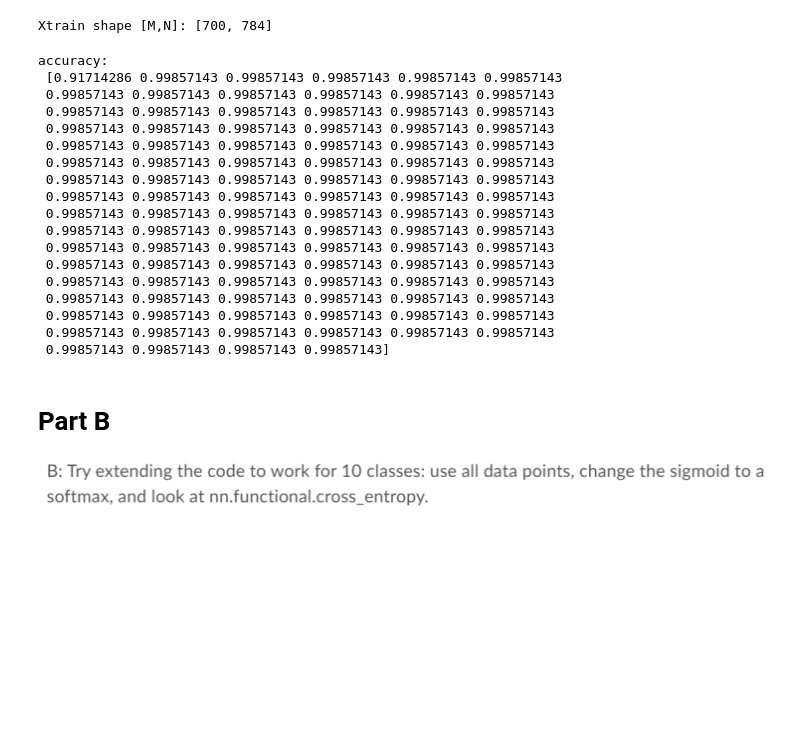
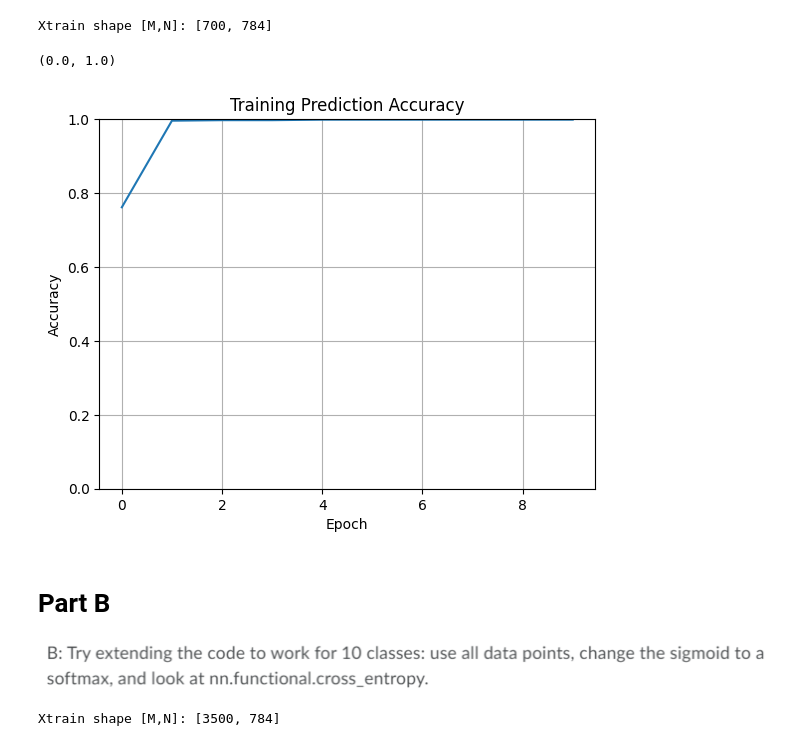
Before and after one commit to KasperMollerHansen/DeepLearning, a Jupyter notebook: jonathan/week_2_jupyter.ipynb, the cells around one changed output. Cells and saved outputs as stored; diff of their text form; code cells hidden in the pictures; blank space fills up the shorter version.

```diff
--- a/jonathan/week_2_jupyter.ipynb
+++ b/jonathan/week_2_jupyter.ipynb
@@ -95,13 +95,13 @@ class logRegression(nn.Module):
 #testNet.forward(testData)
 # %%
 #Setup training of network
-nEpochs = 100
+nEpochs = 10
 learningRate = 0.001
 batchSize = 64
 
 trainDataLoader = torch.utils.data.DataLoader(trainDataset,batch_size=batchSize,shuffle=True)
 model = logRegression()
-model.to(cuda)
+#model.to(cuda)
 optimizer = torch.optim.SGD(model.parameters(),learningRate)
 
 loss_fn = nn.BCELoss()
@@ -112,8 +112,8 @@ for iEpoch in range(nEpochs):
     estimatedLabels = np.empty((0,))
     trueLabels = np.empty((0,))
     for xbatch, ybatch in trainDataLoader:
-        xbatch = xbatch.to(cuda)
-        ybatch = ybatch.to(cuda)
+        #xbatch = xbatch.to(cuda)
+        #ybatch = ybatch.to(cuda)
         y_pred = model(xbatch)
         loss = loss_fn(y_pred,ybatch)
 
@@ -121,30 +121,21 @@ for iEpoch in range(nEpochs):
         loss.backward()
         optimizer.step()
         yhat=y_pred>0.5
-        estimatedLabels = np.append(estimatedLabels,torch.Tensor.cpu(yhat))
-        trueLabels = np.append(trueLabels,torch.Tensor.cpu(ybatch))
+        #estimatedLabels = np.append(estimatedLabels,torch.Tensor.cpu(yhat))
+        #trueLabels = np.append(trueLabels,torch.Tensor.cpu(ybatch))
+        estimatedLabels = np.append(estimatedLabels,yhat)
+        trueLabels = np.append(trueLabels,ybatch)
     accuracy[iEpoch] = np.mean(estimatedLabels==trueLabels)
-# %%
-print('accuracy: \n',accuracy)
-# %% [output]
-accuracy:
- [0.91714286 0.99857143 0.99857143 0.99857143 0.99857143 0.99857143
- 0.99857143 0.99857143 0.99857143 0.99857143 0.99857143 0.99857143
- 0.99857143 0.99857143 0.99857143 0.99857143 0.99857143 0.99857143
- 0.99857143 0.99857143 0.99857143 0.99857143 0.99857143 0.99857143
- 0.99857143 0.99857143 0.99857143 0.99857143 0.99857143 0.99857143
- 0.99857143 0.99857143 0.99857143 0.99857143 0.99857143 0.99857143
- 0.99857143 0.99857143 0.99857143 0.99857143 0.99857143 0.99857143
- 0.99857143 0.99857143 0.99857143 0.99857143 0.99857143 0.99857143
- 0.99857143 0.99857143 0.99857143 0.99857143 0.99857143 0.99857143
- 0.99857143 0.99857143 0.99857143 0.99857143 0.99857143 0.99857143
- 0.99857143 0.99857143 0.99857143 0.99857143 0.99857143 0.99857143
- 0.99857143 0.99857143 0.99857143 0.99857143 0.99857143 0.99857143
- 0.99857143 0.99857143 0.99857143 0.99857143 0.99857143 0.99857143
- 0.99857143 0.99857143 0.99857143 0.99857143 0.99857143 0.99857143
- 0.99857143 0.99857143 0.99857143 0.99857143 0.99857143 0.99857143
- 0.99857143 0.99857143 0.99857143 0.99857143 0.99857143 0.99857143
- 0.99857143 0.99857143 0.99857143 0.99857143]
+# %%
+plt.plot(accuracy)
+plt.title('Training Prediction Accuracy')
+plt.xlabel('Epoch')
+plt.ylabel('Accuracy')
+plt.grid()
+plt.ylim([0,1])
+# %% [output]
+(0.0, 1.0)
+[figure, added]
 # %% [markdown]
 # Part B
 ![image.png](attachment:image.png)
@@ -150,0 +145,10 @@ accuracy:
+# %%
+#Split data in training and testing sets
+Xtrain,Xtest,ytrain,ytest=sklearn.model_selection.train_test_split(X,y,test_size=0.3,shuffle=True)
+trainDataset = torch.utils.data.TensorDataset(torch.tensor(Xtrain).float(),torch.tensor(ytrain).float())
+testDataset = torch.utils.data.TensorDataset(torch.tensor(Xtest).float(),torch.tensor(ytest).float())
+
+M,N = Xtrain.shape
+print('Xtrain shape [M,N]:',[M,N])
+# %% [output]
+Xtrain shape [M,N]: [3500, 784]
```
Also changed, not shown: parts of 9 cells of this notebook.
